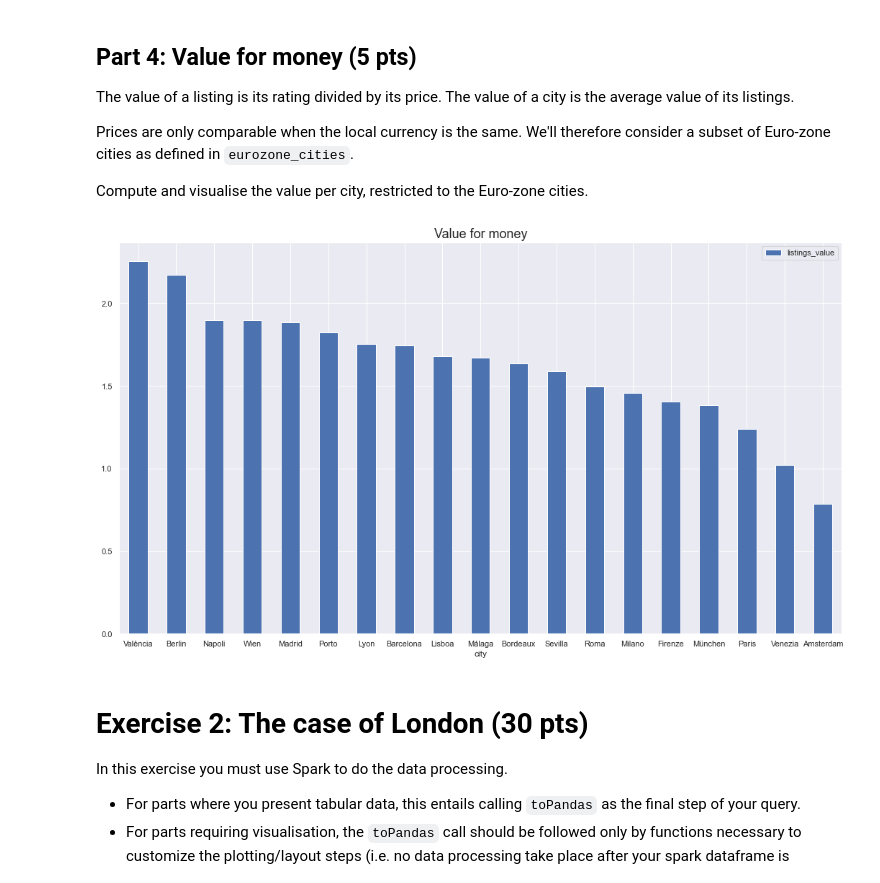
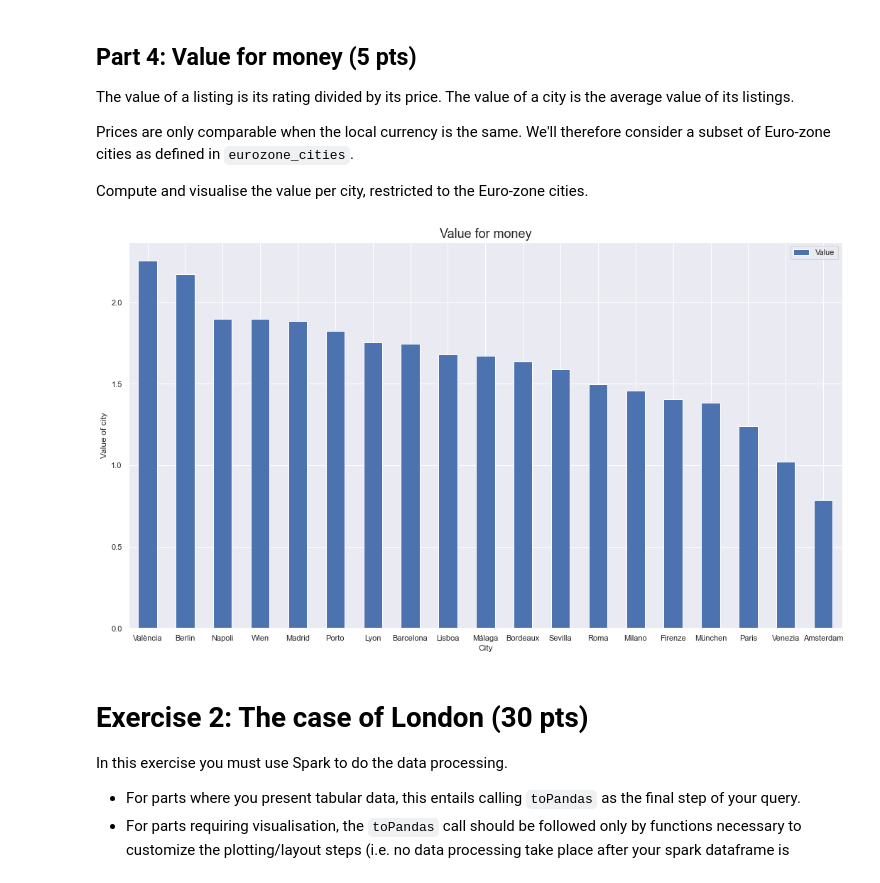
Before and after one commit to georgezefko/02807_Computational_tools_for_DS, a Jupyter notebook: 02807_Project_2.ipynb, the cells around one changed output. Cells and saved outputs as stored; diff of their text form; code cells hidden in the pictures.

```diff
--- a/02807_Project_2.ipynb
+++ b/02807_Project_2.ipynb
@@ -311,16 +317,18 @@ eurozone_cities = [
 # %%
 # your code goes here
 listings_value =F.col('review_scores_rating')/F.col('price')
 eu_value = df_listings_analysis.filter(F.col('city').isin(eurozone_cities)) \
                                         .withColumn('listings_value',listings_value) \
-                                        .groupBy('city').agg(F.avg('listings_value').alias('listings_value')) \
+                                        .groupBy('city').agg(F.avg('listings_value').alias('Value')) \
                                         .toPandas()
 
-_ = eu_value.set_index('city').sort_values(by='listings_value',ascending=False).plot( kind= 'bar'  , rot= 0 ,figsize=(18,10)) #sort_values(by='avg(price)',ascending=False)
+_ = eu_value.set_index('city').sort_values(by='Value',ascending=False).plot( kind= 'bar'  , rot= 0 ,figsize=(18,10))
 plt.title('Value for money',fontsize=18)
+_.set_xlabel("City")
+_.set_ylabel("Value of city")
 plt.show()
 # %% [output]
-[figure, old version]
+[figure, new version]
 # %% [markdown]
 # Exercise 2: The case of London (30 pts)
 
```
Also changed, not shown: parts of 56 cells of this notebook.
